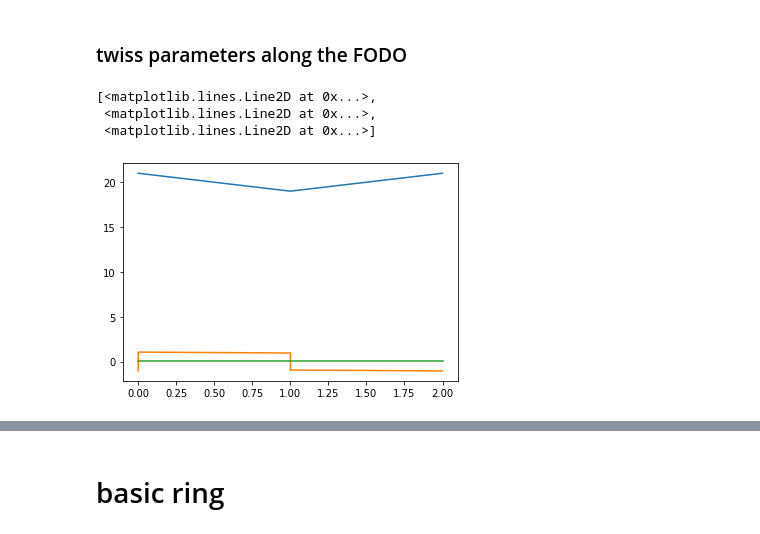
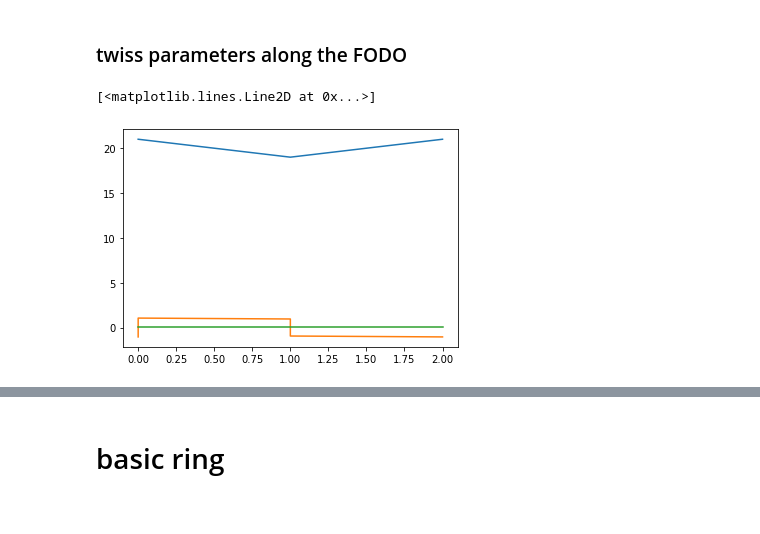
Before and after one commit to loiccoyle/pyaccelerator, a Jupyter notebook: noteboooks/lattice.ipynb, the cells around one changed output, grey strips where cells are left out. Drawn from its saved outputs; the diff is of its cells as text; code cells hidden in the pictures.

```diff
--- a/noteboooks/lattice.ipynb
+++ b/noteboooks/lattice.ipynb
@@ -83,4 +83,13 @@ plt.grid()
 [figure]
 # %% [markdown]
 ### twiss parameters along the FODO
+# %%
+beta, alpha, gamma, s = fodo.transport(twiss_init)
+# %%
+plt.plot(s, beta)
+plt.plot(s, alpha)
+plt.plot(s, gamma)
+# %% [output]
+[<matplotlib.lines.Line2D at 0x...>]
+[figure, added]
 # %%
@@ -88,10 +97,3 @@ u, u_prime, twiss, s = fodo.transport_beam(twiss_init, beam)
-# %%
-plt.plot(s, twiss.T)
-# %% [output]
-[<matplotlib.lines.Line2D at 0x...>,
- <matplotlib.lines.Line2D at 0x...>,
- <matplotlib.lines.Line2D at 0x...>]
-[figure, removed]
 # %%
 plt.figure(figsize=(12,12))
 plt.plot(u, u_prime)
```
Also changed, not shown: parts of 8 cells of this notebook, 4 other files.
